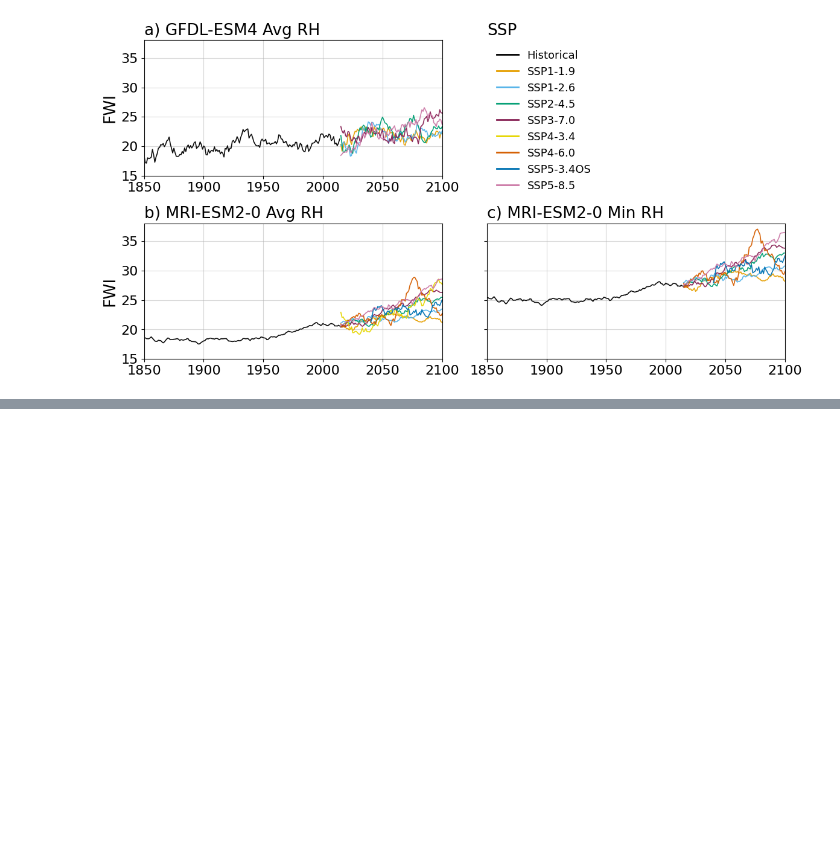
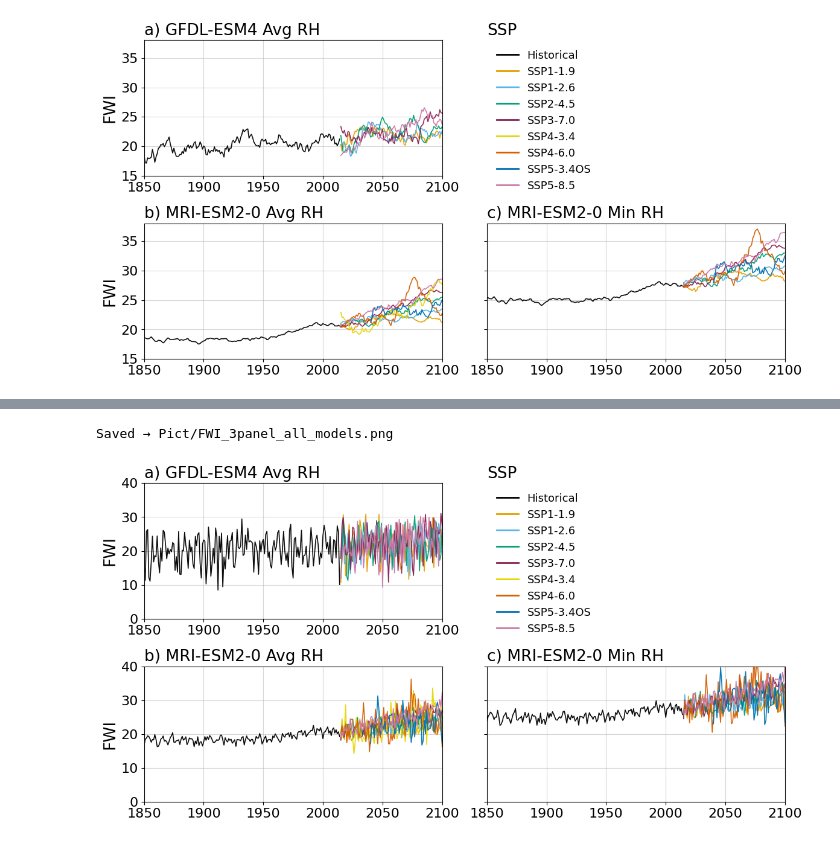
Before and after one commit to Thunthita/ClimateChangeonWildfire, a Jupyter notebook: new/src/All/FWI_3panel_all_models_cache.ipynb, the cells around one changed output, grey strips where cells are left out. Cells and saved outputs as stored; diff of their text form; code cells hidden in the pictures; blank space fills up the shorter version.

```diff
--- a/new/src/All/FWI_3panel_all_models_cache.ipynb
+++ b/new/src/All/FWI_3panel_all_models_cache.ipynb
@@ -267,0 +216,72 @@ Correlation     : 1.00000000
+# %%
+def plot_fwi_3panel(
+    gfdl_fwi:    dict,
+    hurs_fwi:    dict,
+    hursmin_fwi: dict,
+    smooth_window: int = 10,
+    output_path:   str = "Pict/FWI_3panel_all_models.png",
+):
+    """
+    Layout (Elsevier double-column 190 mm = 7.48 in, min font 8 pt):
+      [0,0] GFDL-ESM4              [0,1] SSP legend
+      [1,0] MRI-ESM2-0 Avg RH      [1,1] MRI-ESM2-0 Min RH
+    sharey=True across all panels.
+    """
+    Path(output_path).parent.mkdir(parents=True, exist_ok=True)
+
+    fig, axes = plt.subplots(2, 2, figsize=(7.48, 3.3), sharey=True)
+    axG   = axes[0, 0]
+    axSSP = axes[0, 1]
+    axH   = axes[1, 0]
+    axMIN = axes[1, 1]
+
+    # ── [0,0] GFDL-ESM4 ───────────────────────────────────────────────────────
+    _plot_panel(axG, gfdl_fwi, smooth_window)
+    set_split_title(axG, "a) GFDL-ESM4 Avg RH", "")
+    axG.set_ylabel("FWI", fontsize=19)
+
+    # ── [0,1] SSP Legend ──────────────────────────────────────────────────────
+    axSSP.set_title("SSP", fontsize=19, loc="left")
+    axSSP.axis("off")
+    present = _present_keys_in_order(gfdl_fwi, hurs_fwi, hursmin_fwi)
+    handles = []
+    legend_texts = []
+    for k in present:
+        line, = axSSP.plot([], [], color=_color_for_label(k), linewidth=2.0)
+        handles.append(line)
+        legend_texts.append(SHORT_LABELS.get(k, k))
+    axSSP.legend(handles, legend_texts, loc="upper left", frameon=False, fontsize=13, ncol=1)
+
+    # ── [1,0] MRI-ESM2-0 Avg RH (hurs) ───────────────────────────────────────
+    _plot_panel(axH, hurs_fwi, smooth_window)
+    set_split_title(axH, "b) MRI-ESM2-0 Avg RH", "")
+    axH.set_ylabel("FWI", fontsize=19)
+
+    # ── [1,1] MRI-ESM2-0 Min RH (hursmin) ────────────────────────────────────
+    _plot_panel(axMIN, hursmin_fwi, smooth_window)
+    set_split_title(axMIN, "c) MRI-ESM2-0 Min RH", "")
+
+    # ── Shared x-axis formatting ───────────────────────────────────────────────
+    years = [1850, 1900, 1950, 2000, 2050, 2100]
+    for ax in [axG, axH, axMIN]:
+        ax.set_xlim(1850, 2100)
+        ax.set_ylim(0, 40)
+        ax.set_xticks(years)
+        ax.set_xticklabels([str(y) for y in years])
+
+    plt.subplots_adjust(left=0.08, right=1.5, bottom=0.1, top=1.7,
+                        wspace=0.15, hspace=0.35)
+    plt.savefig(output_path, dpi=300, bbox_inches="tight", transparent=False)
+    print(f"Saved → {output_path}")
+    plt.show()
+
+plot_fwi_3panel(
+    gfdl_fwi      = gfdl_fwi,
+    hurs_fwi      = hurs_fwi,
+    hursmin_fwi   = hursmin_fwi,
+    smooth_window = 1,
+    output_path   = "Pict/FWI_3panel_all_models.png",
+)
+# %% [output]
+Saved → Pict/FWI_3panel_all_models.png
+[figure, added]
```
Also changed, not shown: parts of 9 cells of this notebook, 16 other files.
